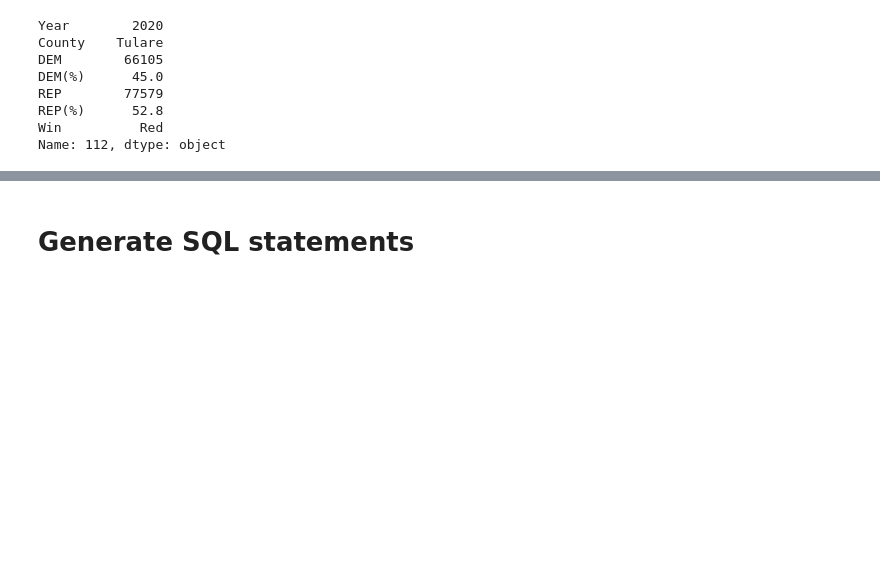
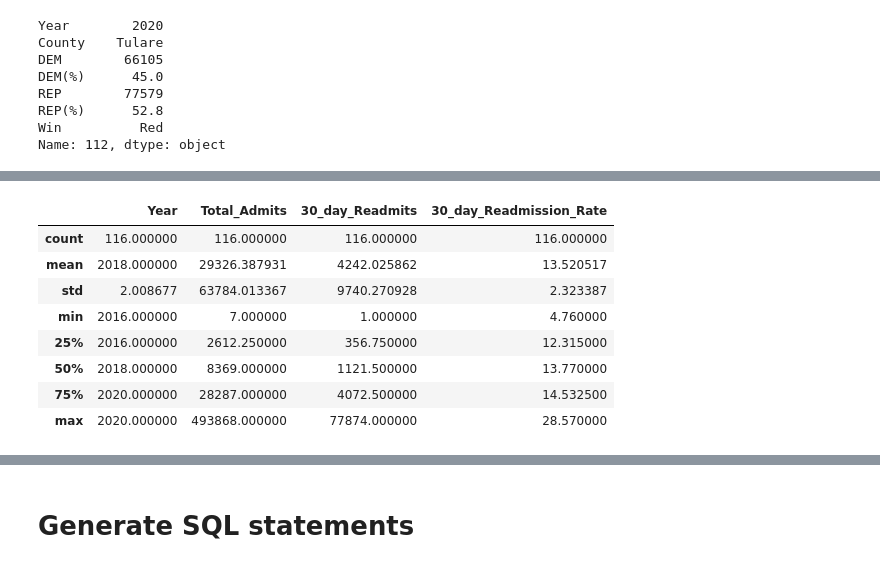
Before and after one commit to yoykyL/CPSC368_Research, a Jupyter notebook: DataCleaning.ipynb, the cells around one changed output, grey strips where cells are left out. Saved outputs shown, nothing was run; the diff lists cells and outputs as text; code cells hidden in the pictures; blank space fills up the shorter version.

```diff
--- a/DataCleaning.ipynb
+++ b/DataCleaning.ipynb
@@ -287,0 +314,12 @@ presidential.to_csv("data/cleaned_data/presidentialResult.csv", index=False)
+# %%
+cleaned_primary.describe()
+# %% [output]
+|  | Year | Total_Admits | 30_day_Readmits | 30_day_Readmission_Rate |
+| count | 116.000000 | 116.000000 | 116.000000 | 116.000000 |
+| mean | 2018.000000 | 29326.387931 | 4242.025862 | 13.520517 |
+| std | 2.008677 | 63784.013367 | 9740.270928 | 2.323387 |
+| min | 2016.000000 | 7.000000 | 1.000000 | 4.760000 |
+| 25% | 2016.000000 | 2612.250000 | 356.750000 | 12.315000 |
+| 50% | 2018.000000 | 8369.000000 | 1121.500000 | 13.770000 |
+| 75% | 2020.000000 | 28287.000000 | 4072.500000 | 14.532500 |
+| max | 2020.000000 | 493868.000000 | 77874.000000 | 28.570000 |
```
Also changed, not shown: parts of 9 cells of this notebook, 2 other files.
